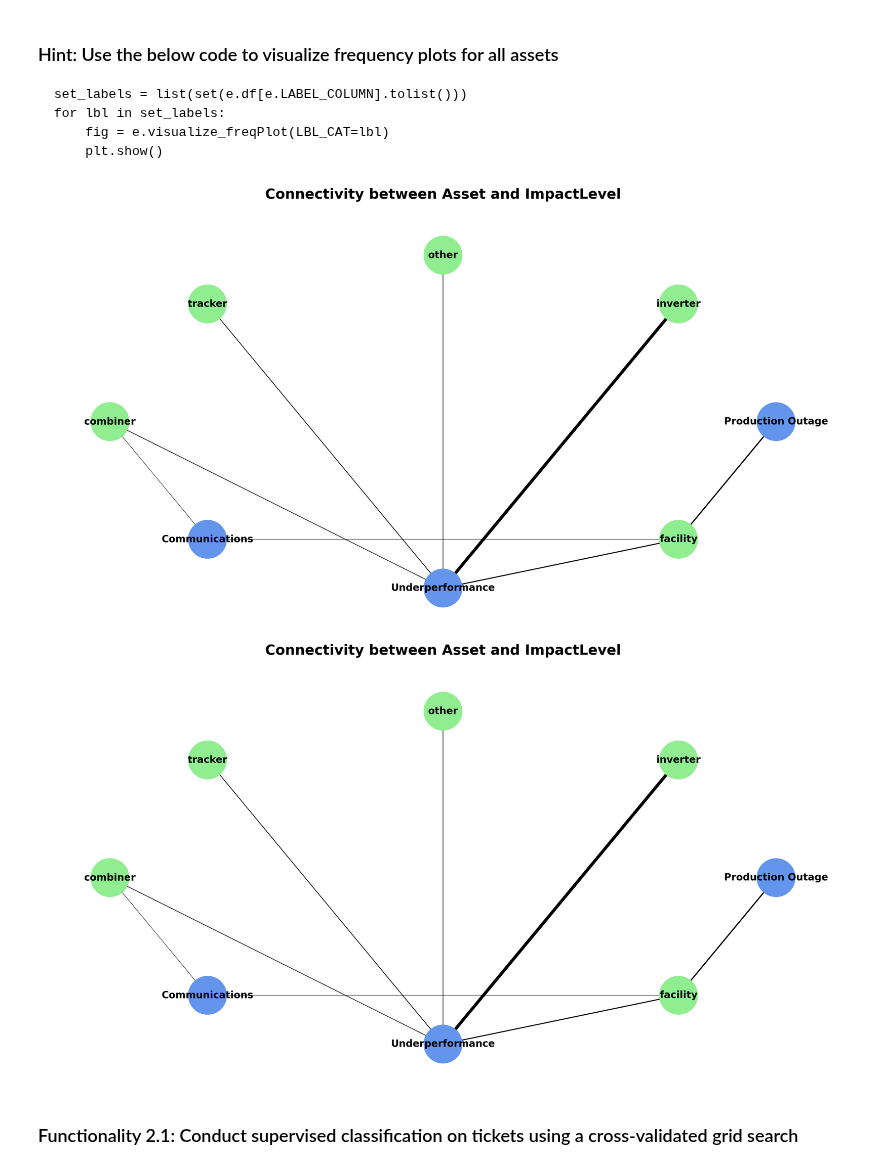
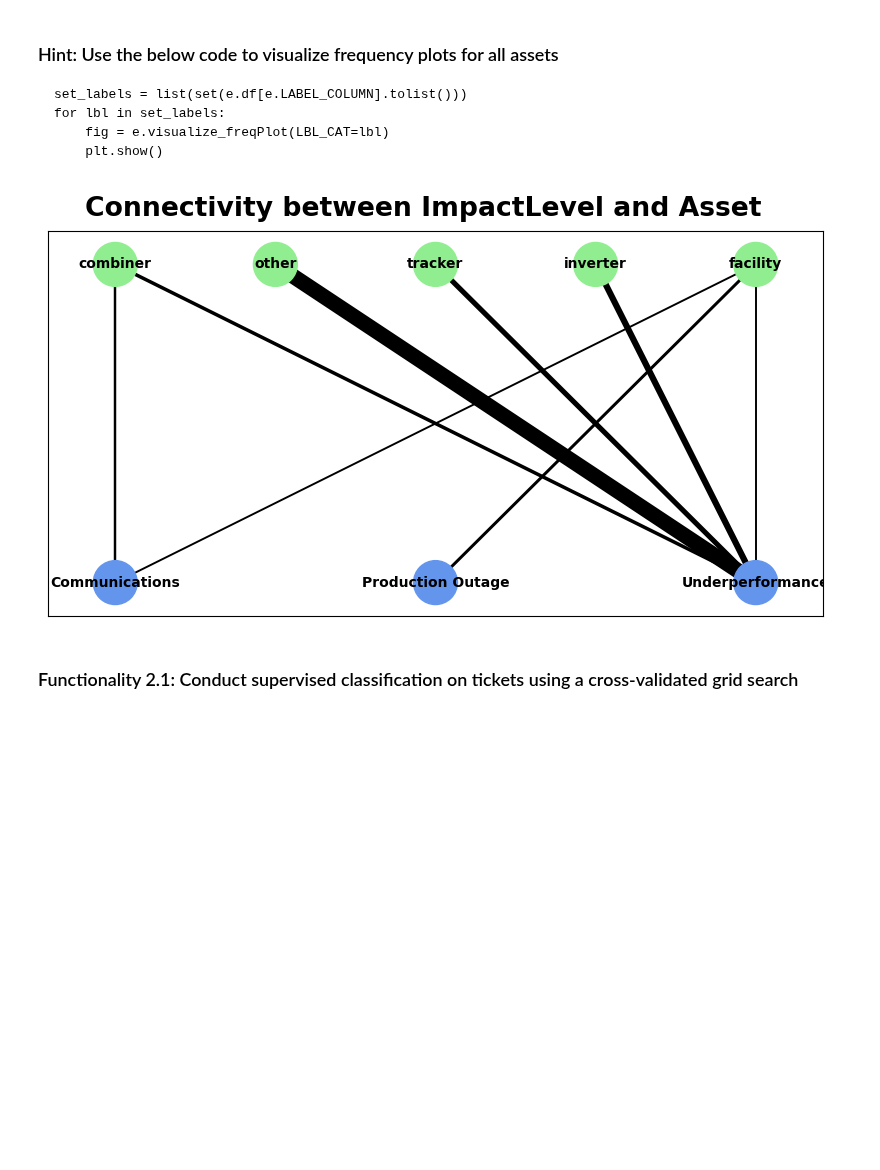
Before and after one commit to sandialabs/pvOps, a Jupyter notebook: tutorials/tutorial_textmodule.ipynb, the cells around one changed output. Saved outputs shown, nothing was run; the diff lists cells and outputs as text; code cells hidden in the pictures; blank space fills up the shorter version.

```diff
--- a/tutorials/tutorial_textmodule.ipynb
+++ b/tutorials/tutorial_textmodule.ipynb
@@ -205,30 +205,20 @@ plt.show()
 # %%
 # Only supports two attributes
 om_col_dict = {
     'attribute1_col': 'Asset',
     'attribute2_col': 'ImpactLevel'
 }
 
-fig,edges = e.visualize_attribute_connectivity(om_col_dict,
-            # Optional
-            graph_aargs = {'with_labels':True,
-                            'font_weight':'bold',
-                            'node_size':19000,
-                            'font_size':35}
+fig, G = e.visualize_attribute_connectivity(
+    om_col_dict,
+    figsize=[10,5],
+    graph_aargs = {'with_labels':True,
+    'font_weight':'bold',
+    'node_size': 1000,
+    'font_size':10}
 )
-plt.show()
-
-fig,edges = e.visualize_attribute_connectivity(om_col_dict,
-            # Optional
-            graph_aargs = {'with_labels':True,
-                            'font_weight':'bold',
-                            'node_size':19000,
-                            'font_size':35}
-    )
-plt.show()
 # %% [output]
-[figure, old version]
+[figure, new version]
-[figure, removed]
 # %% [markdown]
 ### Functionality 2.1: Conduct supervised classification on tickets using a cross-validated grid search
 # %%
```
Also changed, not shown: parts of 11 cells of this notebook.
